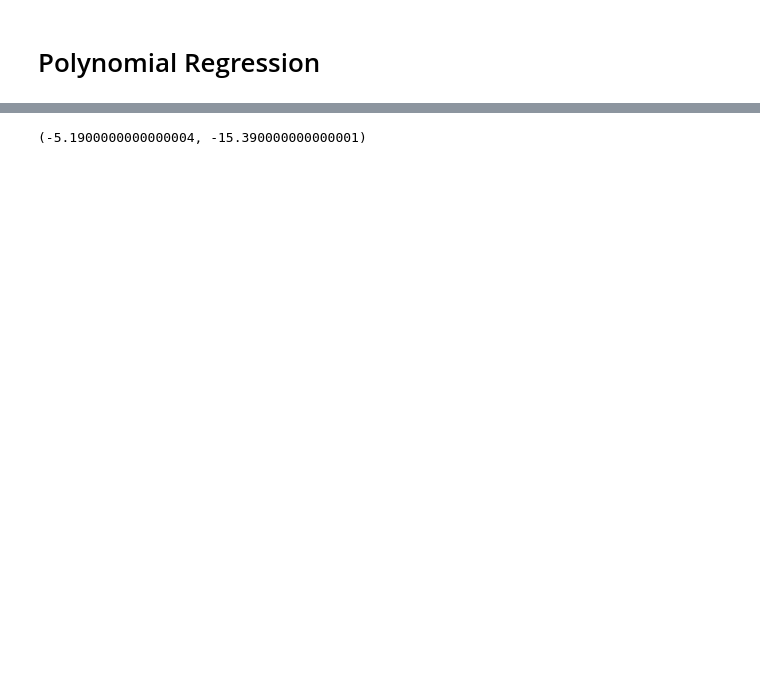
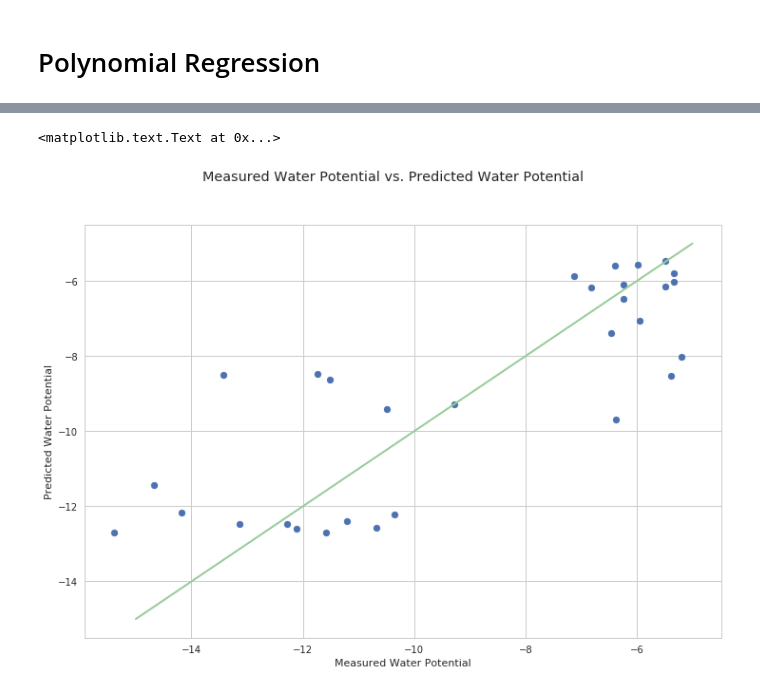
Before and after one commit to cheripai/thesis, a Jupyter notebook: notebooks/Orange_NDVI_WP.ipynb, the cells around one changed output, grey strips where cells are left out. Drawn from its saved outputs; the diff is of its cells as text; code cells hidden in the pictures; blank space fills up the shorter version.

```diff
--- a/notebooks/Orange_NDVI_WP.ipynb
+++ b/notebooks/Orange_NDVI_WP.ipynb
@@ -97,4 +97,10 @@ plt.ylabel("Water Potential")
-# %%
-np.max(wp), np.min(wp)
-# %% [output]
-(-5.1900000000000004, -15.390000000000001)
+# %%
+fig = plt.figure()
+plt.scatter(wp, model.predict(ndvi.reshape(-1, 1)))
+plt.plot(range(-15, -4), range(-15, -4), color="#99CC99", linewidth=2)
+fig.suptitle("Measured Water Potential vs. Predicted Water Potential")
+plt.xlabel("Measured Water Potential")
+plt.ylabel("Predicted Water Potential")
+# %% [output]
+<matplotlib.text.Text at 0x...>
+[figure, added]
```
Also changed, not shown: parts of 7 cells of this notebook, 1 other file.
